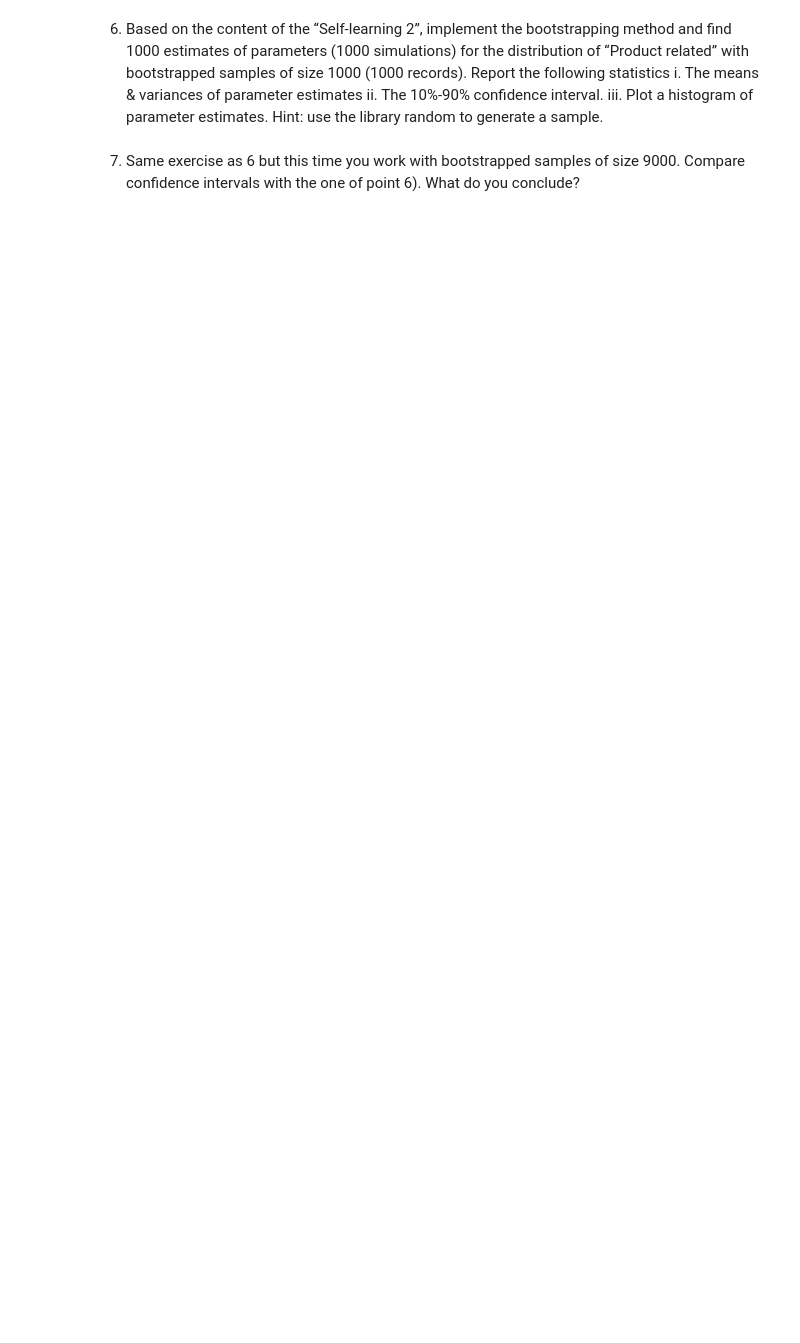
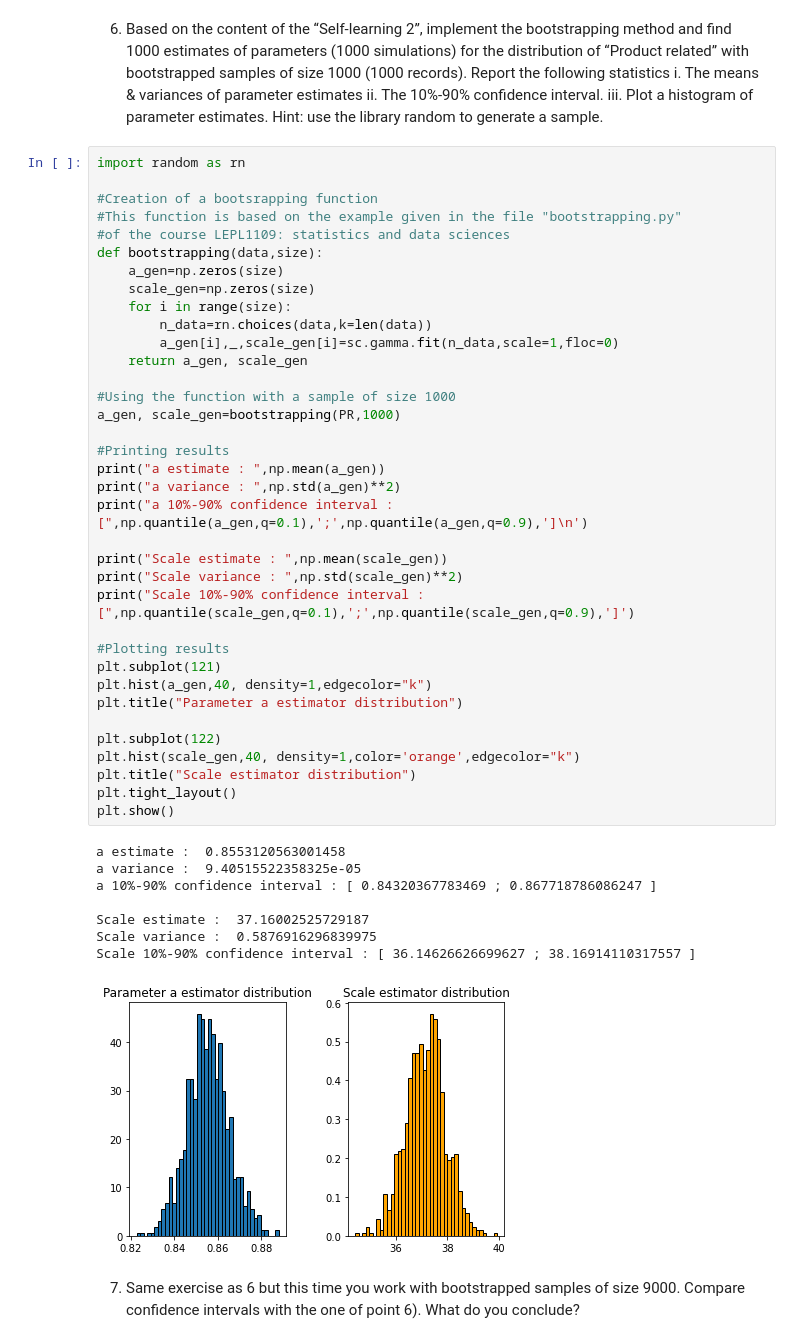
Before and after one commit to Smessens/SImonSimonHack, a Jupyter notebook: Hackathon1.ipynb, the cells around one changed output. Saved outputs shown, nothing was run; the diff lists cells and outputs as text; blank space fills up the shorter version.

```diff
--- a/Hackathon1.ipynb
+++ b/Hackathon1.ipynb
@@ -203,5 +217,50 @@ i.	The means & variances of parameter estimates
 ii.	The 10%-90% confidence interval.
 iii.	Plot a histogram of parameter estimates.
 Hint: use the library random to generate a sample.
+# %%
+import random as rn
+
+#Creation of a bootsrapping function
+#This function is based on the example given in the file "bootstrapping.py"
+#of the course LEPL1109: statistics and data sciences
+def bootstrapping(data,size):
+    a_gen=np.zeros(size)
+    scale_gen=np.zeros(size)
+    for i in range(size):
+        n_data=rn.choices(data,k=len(data))
+        a_gen[i],_,scale_gen[i]=sc.gamma.fit(n_data,scale=1,floc=0)
+    return a_gen, scale_gen
+
+#Using the function with a sample of size 1000
+a_gen, scale_gen=bootstrapping(PR,1000)
+
+#Printing results
+print("a estimate : ",np.mean(a_gen))
+print("a variance : ",np.std(a_gen)**2)
+print("a 10%-90% confidence interval : [",np.quantile(a_gen,q=0.1),';',np.quantile(a_gen,q=0.9),']\n')
+
+print("Scale estimate : ",np.mean(scale_gen))
+print("Scale variance : ",np.std(scale_gen)**2)
+print("Scale 10%-90% confidence interval : [",np.quantile(scale_gen,q=0.1),';',np.quantile(scale_gen,q=0.9),']')
+
+#Plotting results
+plt.subplot(121)
+plt.hist(a_gen,40, density=1,edgecolor="k")
+plt.title("Parameter a estimator distribution")
+
+plt.subplot(122)
+plt.hist(scale_gen,40, density=1,color='orange',edgecolor="k")
+plt.title("Scale estimator distribution")
+plt.tight_layout()
+plt.show()
+# %% [output]
+a estimate :  0.8553120563001458
+a variance :  9.40515522358325e-05
+a 10%-90% confidence interval : [ 0.84320367783469 ; 0.867718786086247 ]
+
+Scale estimate :  37.16002525729187
+Scale variance :  0.5876916296839975
+Scale 10%-90% confidence interval : [ 36.14626626699627 ; 38.16914110317557 ]
+[figure, added]
 # %% [markdown]
 7)	Same exercise as 6 but this time you work with bootstrapped samples of size 9000. Compare confidence intervals with the one of point 6). What do you conclude?
```
Also changed, not shown: parts of 5 cells of this notebook.
